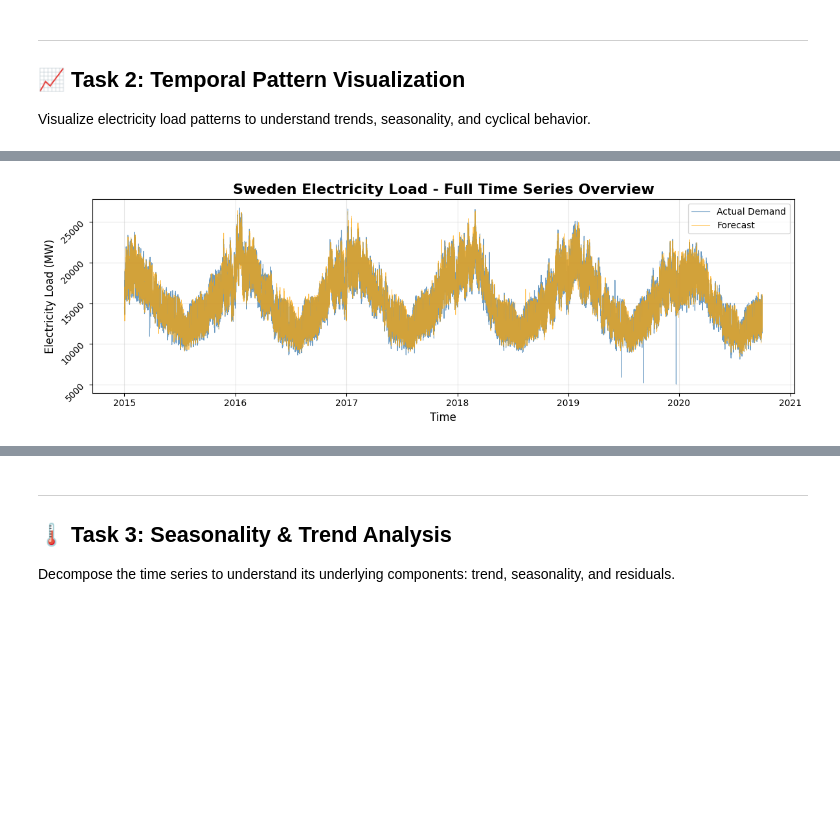
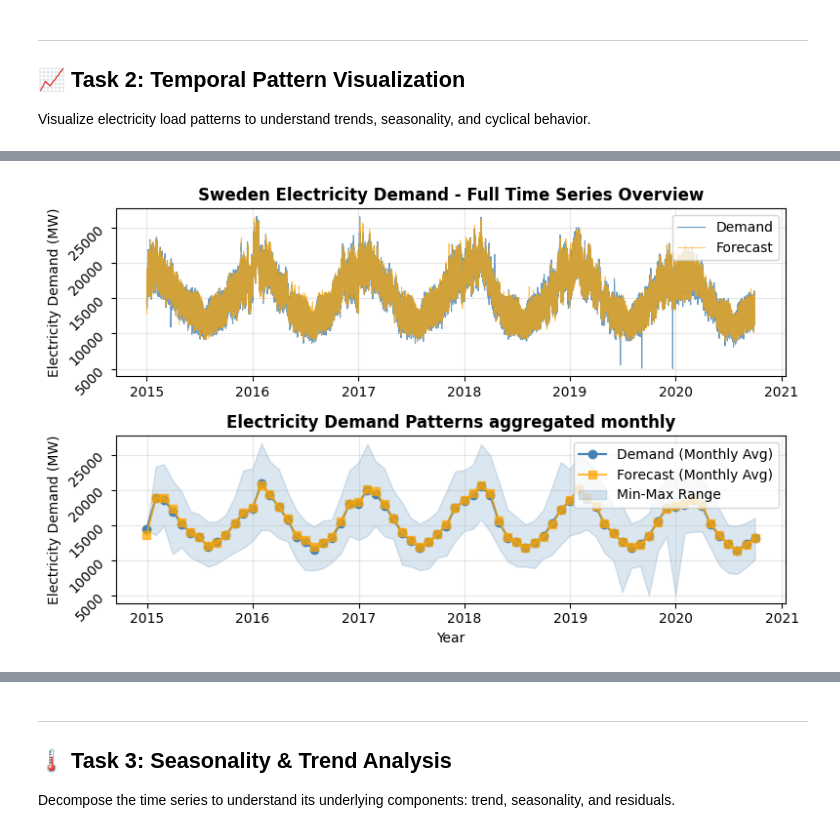
Before and after one commit to Ivapo/energy-forecast, a Jupyter notebook: notebooks/01_data_exploration.ipynb, the cells around one changed output, grey strips where cells are left out. Cells and saved outputs as stored; diff of their text form; code cells hidden in the pictures; blank space fills up the shorter version.

```diff
--- a/notebooks/01_data_exploration.ipynb
+++ b/notebooks/01_data_exploration.ipynb
@@ -23,7 +23,7 @@ warnings.filterwarnings('ignore')
 # Set up plotting style
 plt.style.use('default')
 sns.set_palette("husl")
-plt.rcParams['figure.figsize'] = (12, 6)
+# plt.rcParams['figure.figsize'] = (12, 6)
 plt.rcParams['font.size'] = 10
 
 print("✅ Libraries imported successfully!")
@@ -186,25 +183,77 @@ Visualize electricity load patterns to understand trends, seasonality, and cycli
 # %%
 # Full time series overview
-fig, ax = plt.subplots(figsize=(12, 4))
+# Visualize the complete time series and monthly aggregated patterns (2 plots)
 
-# Plot actual demand
-ax.plot(df.index, df['SE_load_actual_entsoe_transparency'],
-        color='steelblue', linewidth=0.8, alpha=0.8, label='Actual Demand')
+# Monthly aggregated patterns
+df_monthly = df.resample('M').agg({
+    'SE_load_actual_entsoe_transparency': ['mean', 'min', 'max'],
+    'SE_load_forecast_entsoe_transparency': 'mean'
+}).round(2)
+df_monthly.columns = ['Actual_Mean', 'Actual_Min', 'Actual_Max', 'Forecast_Mean']
 
-# Add forecast for comparison
-ax.plot(df.index, df['SE_load_forecast_entsoe_transparency'],
-        color='orange', linewidth=0.6, alpha=0.7, label='Forecast')
+# Plot
+fig, (ax1, ax2) = plt.subplots(2, 1, figsize=(8, 5))
 
-ax.set_title('Sweden Electricity Load - Full Time Series Overview', fontsize=16, fontweight='bold')
-ax.set_xlabel('Time', fontsize=12)
-ax.set_ylabel('Electricity Load (MW)', fontsize=12)
-ax.legend()
-ax.grid(True, alpha=0.3)
+# Plot 1/2
+# Complete time series
+ax1.plot(df.index, df['SE_load_actual_entsoe_transparency'],
+        color='steelblue',
+        linewidth=0.8,
+        alpha=0.8,
+        label='Demand')
 
-# Format y-axis to use less space
-ax.tick_params(axis='y', rotation=45)
+# Add forecast data
+ax1.plot(df.index, df['SE_load_forecast_entsoe_transparency'],
+        color='orange',
+        linewidth=0.6,
+        alpha=0.7,
+        label='Forecast')
 
-print(f"📊 Overview: {len(df):,} hourly observations from {df.index.min().strftime('%Y-%m-%d')} to {df.index.max().strftime('%Y-%m-%d')}")
+# Text : title, axis labels, legend
+ax1.set_title('Sweden Electricity Demand - Full Time Series Overview',
+              fontsize=12,
+              fontweight='bold')
+ax1.set_ylabel('Electricity Demand (MW)')
+ax1.legend(loc='upper right')
+
+# Axis formatting
+ax1.tick_params(axis='y', rotation=45)
+ax1.grid(True, alpha=0.3)
+
+# Plot 2/2
+# Monthly averages
+ax2.plot(df_monthly.index, df_monthly['Actual_Mean'],
+        marker='o',
+        linewidth=1.5,
+        color='steelblue',
+        label='Demand (Monthly Avg)')
+
+# Monthly averages forecast
+ax2.plot(df_monthly.index, df_monthly['Forecast_Mean'],
+        marker='s',
+        linewidth=1.5,
+        color='orange',
+        alpha=0.7,
+        label='Forecast (Monthly Avg)')
+
+# Min-Max range
+ax2.fill_between(df_monthly.index, df_monthly['Actual_Min'], df_monthly['Actual_Max'],
+                alpha=0.2,
+                color='steelblue',
+                label='Min-Max Range')
+
+# Text : title, axis labels, legend
+ax2.set_title('Electricity Demand Patterns aggregated monthly',
+              fontsize=12,
+              fontweight='bold')
+ax2.set_xlabel('Year')
+ax2.set_ylabel('Electricity Demand (MW)')
+ax2.legend(loc='upper right')
+
+# Axis formatting
+ax2.tick_params(axis='y', rotation=45)
+ax2.grid(True, alpha=0.3)
+
 plt.tight_layout()
 plt.show()
 # %% [output]
@@ -212 +260 @@ plt.show()
-[figure, old version]
+[figure, new version]
```
Also changed, not shown: parts of 39 cells of this notebook, 5 other files.
